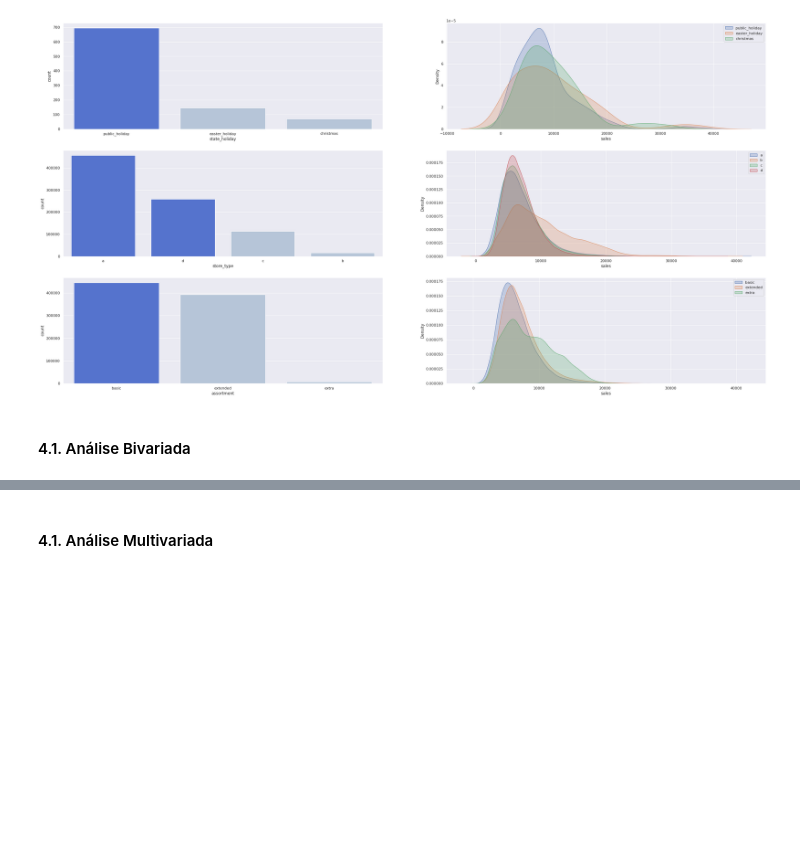
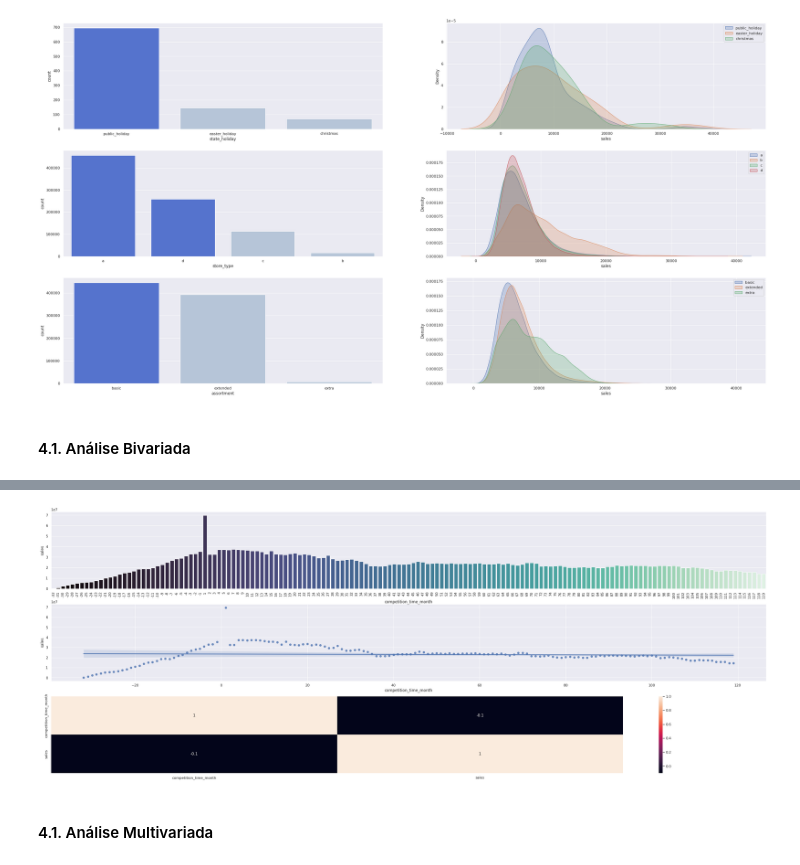
Before and after one commit to rsantosluan/ds_em_producao, a Jupyter notebook: M03_v1_StoreSalesPredictionP03.ipynb, the cells around one changed output, grey strips where cells are left out. Saved outputs shown, nothing was run; the diff lists cells and outputs as text; code cells hidden in the pictures; blank space fills up the shorter version.

```diff
--- a/M03_v1_StoreSalesPredictionP03.ipynb
+++ b/M03_v1_StoreSalesPredictionP03.ipynb
@@ -97,2 +163,14 @@ plt.legend()
+# %%
+plt.subplot(3,1,1)
+sns.barplot(data=comp_osm1, x='competition_time_month', y='sales', palette='mako');
+plt.xticks(rotation=90);
+
+plt.subplot(3,1,2)
+sns.regplot(data=comp_osm1, x='competition_time_month', y='sales');
+
+plt.subplot(3,1,3)
+sns.heatmap(comp_osm.corr(method='pearson'), annot=True);
+# %% [output]
+[figure, added]
 # %% [markdown]
 #### 4.1. Análise Multivariada
```
Also changed, not shown: parts of 16 cells of this notebook.
